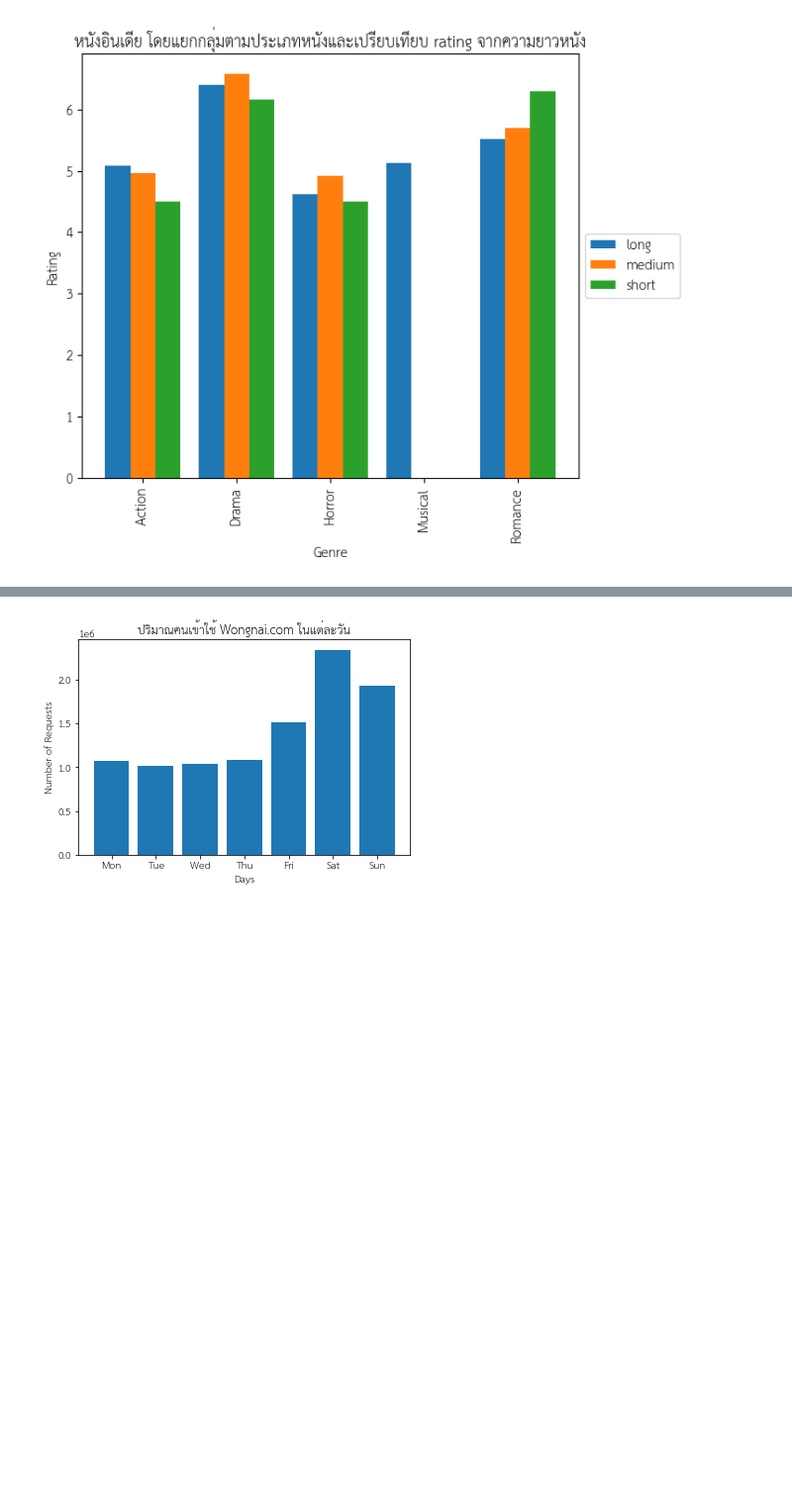
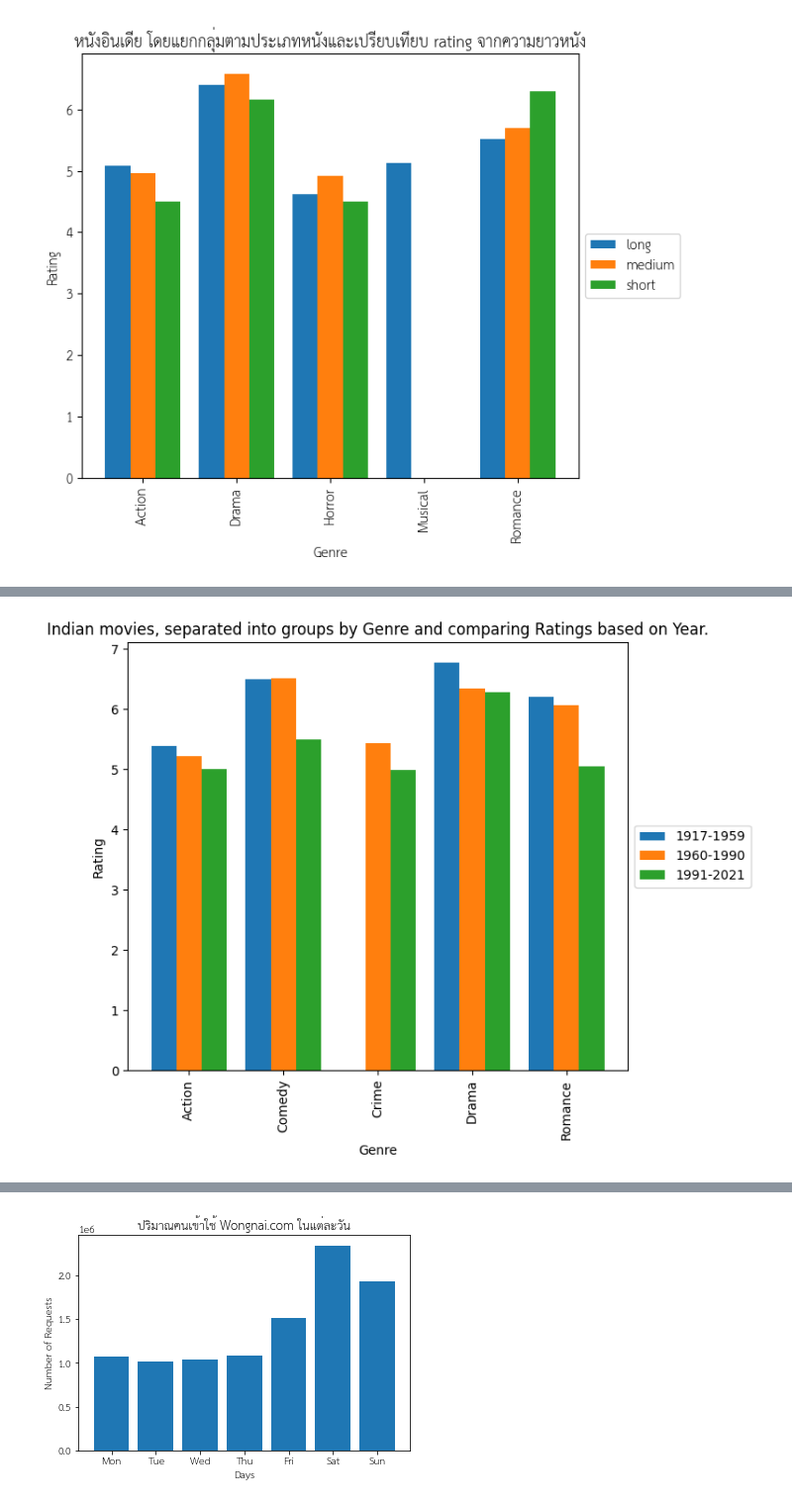
Before and after one commit to thanaprondtn/python_dataviz2024, a Jupyter notebook: Visualize_Data_Comparison_2024.ipynb, the cells around one changed output, grey strips where cells are left out. Shown at 99% size. Cells and saved outputs as stored; diff of their text form; code cells hidden in the pictures; blank space fills up the shorter version.

```diff
--- a/Visualize_Data_Comparison_2024.ipynb
+++ b/Visualize_Data_Comparison_2024.ipynb
@@ -516,0 +618,3 @@ plt.show()
+# %%
+movie_df = movie_df[['Year', 'Genre', 'Rating']]
+movie_df
@@ -516,0 +713,3 @@ plt.show()
+# %%
+all_table = pd.concat([drama_df,action_df,romance_df,comedy_df, crime_df])
+all_table
@@ -516,0 +753,19 @@ plt.show()
+# %%
+# prompt: แบ่งออกเป็น 3 ช่วง: 1917-1959,  1960-1990, 1991-2021
+
+# Function to categorize years
+def categorize_year(year):
+  if 1917 <= year <= 1959:
+    return '1917-1959'
+  elif 1960 <= year <= 1990:
+    return '1960-1990'
+  elif 1991 <= year <= 2021:
+    return '1991-2021'
+  else:
+    return 'Other'
+
+# Apply the function to create a new column
+all_table['Year_Category'] = all_table['Year'].apply(categorize_year)
+
+# Display the DataFrame with the new column
+all_table
@@ -516,0 +806,22 @@ plt.show()
+# %%
+india_bar_data = all_table.groupby(['Genre','Year_Category'])['Rating'].mean().unstack()
+# %%
+import matplotlib.pyplot as plt
+
+ax = india_bar_data.plot(kind='bar', figsize=(8, 6), width=0.8)
+
+# Add labels and title
+plt.xlabel('Genre')
+plt.ylabel('Rating')
+plt.title('Indian movies, separated into groups by Genre and comparing Ratings based on Year.')
+
+# Move the legend outside the plot
+plt.legend(loc='center left', bbox_to_anchor=(1, 0.5))
+
+# Adjust the plot size
+plt.gcf().subplots_adjust(right=0.8)
+
+# Show the plot
+plt.show()
+# %% [output]
+[figure, added]
```
Also changed, not shown: parts of 51 cells of this notebook.
